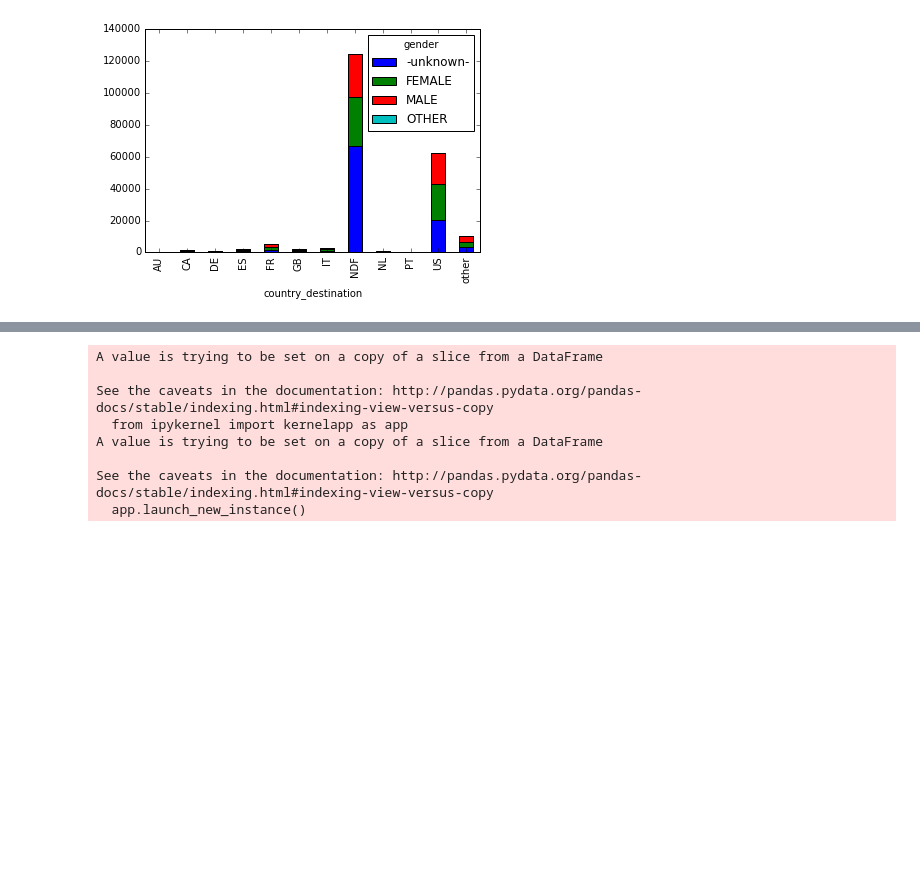
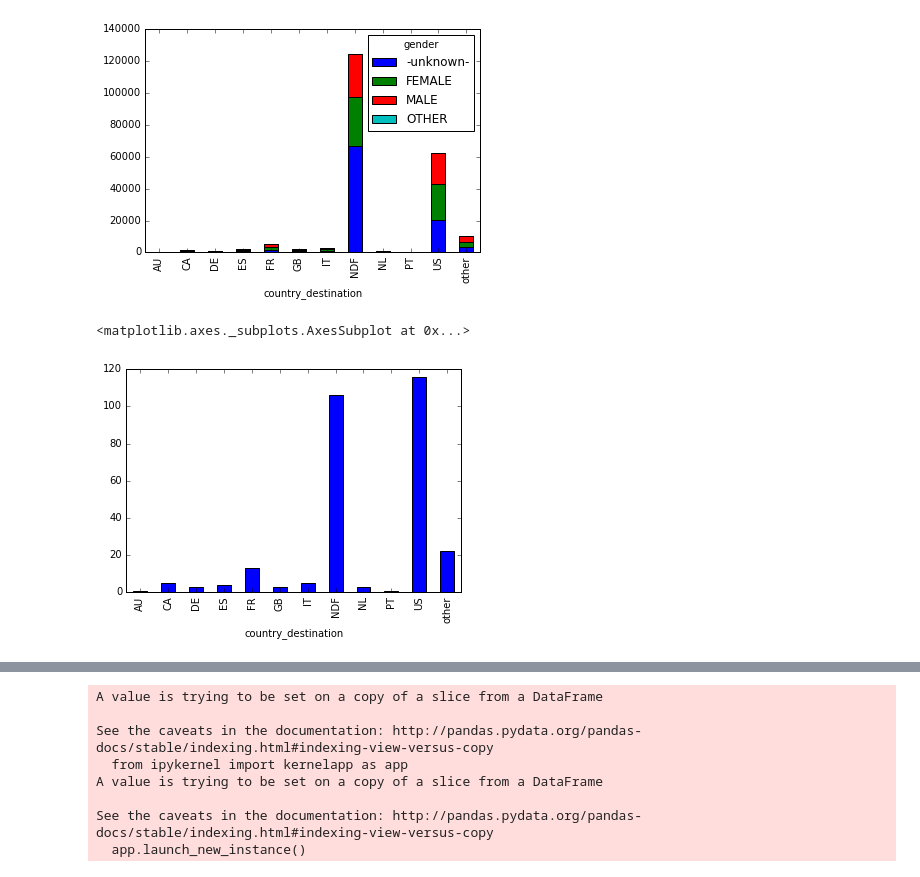
Before and after one commit to pvgladkov/kaggle, a Jupyter notebook: airbnb/airbnb.ipynb, the cells around one changed output, grey strips where cells are left out. Drawn from its saved outputs; the diff is of its cells as text; code cells hidden in the pictures; blank space fills up the shorter version.

```diff
--- a/airbnb/airbnb.ipynb
+++ b/airbnb/airbnb.ipynb
@@ -56,3 +72,10 @@ train.pivot_table('id', 'country_destination', 'gender', aggfunc='count').plot(k
 # %% [output]
 <matplotlib.axes._subplots.AxesSubplot at 0x...>
 [figure]
+# %%
+# пол other надо оставить как есть - это хороший признак
+# можно сделать признак freak 0/1
+train[train['gender'] == 'OTHER'].pivot_table('id', 'country_destination', aggfunc='count').plot(kind='bar')
+# %% [output]
+<matplotlib.axes._subplots.AxesSubplot at 0x...>
+[figure, added]
```
Also changed, not shown: parts of 35 cells of this notebook.
